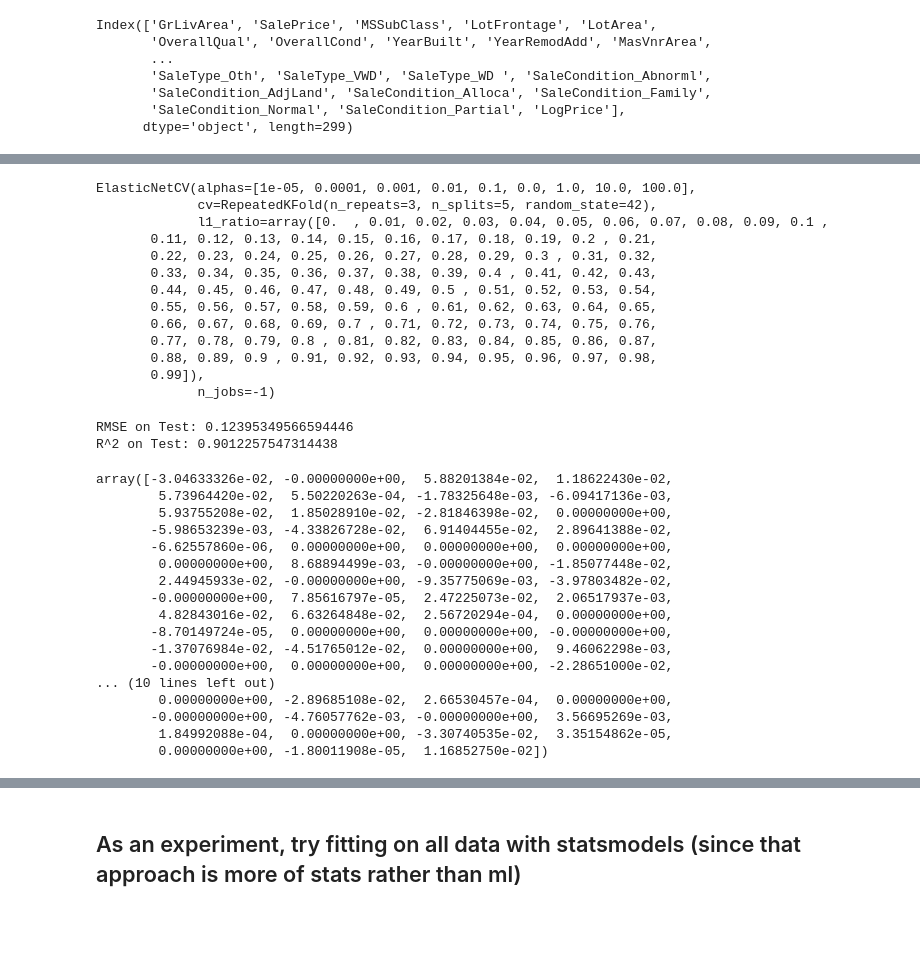
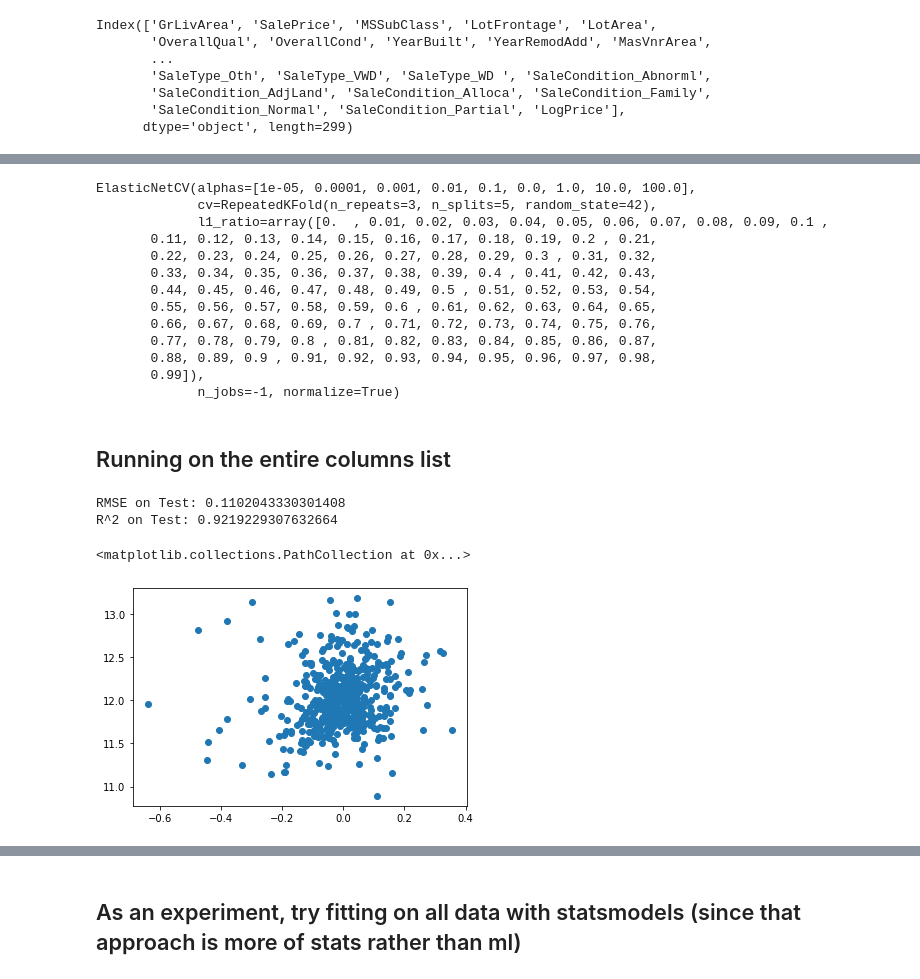
Before and after one commit to dapopov-st/housing-price-predictions, a Jupyter notebook: 001_linear.ipynb, the cells around one changed output, grey strips where cells are left out. Saved outputs shown, nothing was run; the diff lists cells and outputs as text; code cells hidden in the pictures; blank space fills up the shorter version.

```diff
--- a/001_linear.ipynb
+++ b/001_linear.ipynb
@@ -364,7 +430,7 @@ cv = RepeatedKFold(n_splits=5, n_repeats=3, random_state=42)
 # define model
 ratios = np.arange(0, 1, 0.01)
 alphas = [1e-5, 1e-4, 1e-3, 1e-2, 1e-1, 0.0, 1.0, 10.0, 100.0]
-model = ElasticNetCV(l1_ratio=ratios, alphas=alphas, cv=cv, n_jobs=-1)
+model = ElasticNetCV(l1_ratio=ratios, alphas=alphas, cv=cv, n_jobs=-1, normalize=True)
 # fit model
 model.fit(X_train, y_train)
 # %% [output]
@@ -380,33 +446,36 @@ ElasticNetCV(alphas=[1e-05, 0.0001, 0.001, 0.01, 0.1, 0.0, 1.0, 10.0, 100.0],
        0.77, 0.78, 0.79, 0.8 , 0.81, 0.82, 0.83, 0.84, 0.85, 0.86, 0.87,
        0.88, 0.89, 0.9 , 0.91, 0.92, 0.93, 0.94, 0.95, 0.96, 0.97, 0.98,
        0.99]),
-             n_jobs=-1)
+             n_jobs=-1, normalize=True)
+# %% [markdown]
+## Running on the entire columns list
+# %%
+from sklearn.linear_model import ElasticNetCV
+from sklearn.model_selection import RepeatedKFold
+import warnings
+warnings.filterwarnings('ignore')
+
+#def run_elastic()
+cv = RepeatedKFold(n_splits=5, n_repeats=3, random_state=42)
+# define model
+ratios = np.arange(0, 1, 0.01)
+alphas = [1e-5, 1e-4, 1e-3, 1e-2, 1e-1, 0.0, 1.0, 10.0, 100.0]
+model2 = ElasticNetCV(l1_ratio=ratios, alphas=alphas, cv=cv, n_jobs=-1, normalize=True)
+# fit model
+model2.fit(X_train, y_train)
 # %%
-preds = model.predict(X_test)
+preds = model2.predict(X_test)
 rmse = np.sqrt(mean_squared_error(y_test,preds))
 print(f'RMSE on Test: {rmse}')
 r2 = r2_score(y_test, preds)
 print(f'R^2 on Test: {r2}')
 # %% [output]
-RMSE on Test: 0.12395349566594446
-R^2 on Test: 0.9012257547314438
+RMSE on Test: 0.1102043330301408
+R^2 on Test: 0.9219229307632664
-# %%
-model.coef_
-# %% [output]
-array([-3.04633326e-02, -0.00000000e+00,  5.88201384e-02,  1.18622430e-02,
-        5.73964420e-02,  5.50220263e-04, -1.78325648e-03, -6.09417136e-03,
-        5.93755208e-02,  1.85028910e-02, -2.81846398e-02,  0.00000000e+00,
-       -5.98653239e-03, -4.33826728e-02,  6.91404455e-02,  2.89641388e-02,
-       -6.62557860e-06,  0.00000000e+00,  0.00000000e+00,  0.00000000e+00,
-        0.00000000e+00,  8.68894499e-03, -0.00000000e+00, -1.85077448e-02,
-        2.44945933e-02, -0.00000000e+00, -9.35775069e-03, -3.97803482e-02,
-       -0.00000000e+00,  7.85616797e-05,  2.47225073e-02,  2.06517937e-03,
-        4.82843016e-02,  6.63264848e-02,  2.56720294e-04,  0.00000000e+00,
-       -8.70149724e-05,  0.00000000e+00,  0.00000000e+00, -0.00000000e+00,
-       -1.37076984e-02, -4.51765012e-02,  0.00000000e+00,  9.46062298e-03,
-       -0.00000000e+00,  0.00000000e+00,  0.00000000e+00, -2.28651000e-02,
-... (10 lines left out)
-        0.00000000e+00, -2.89685108e-02,  2.66530457e-04,  0.00000000e+00,
-       -0.00000000e+00, -4.76057762e-03, -0.00000000e+00,  3.56695269e-03,
-        1.84992088e-04,  0.00000000e+00, -3.30740535e-02,  3.35154862e-05,
-        0.00000000e+00, -1.80011908e-05,  1.16852750e-02])
+# %%
+residuals = y_test - preds
+# %%
+plt.scatter(residuals,preds)
+# %% [output]
+<matplotlib.collections.PathCollection at 0x...>
+[figure, added]
```
Also changed, not shown: parts of 73 cells of this notebook, 14 other files.
